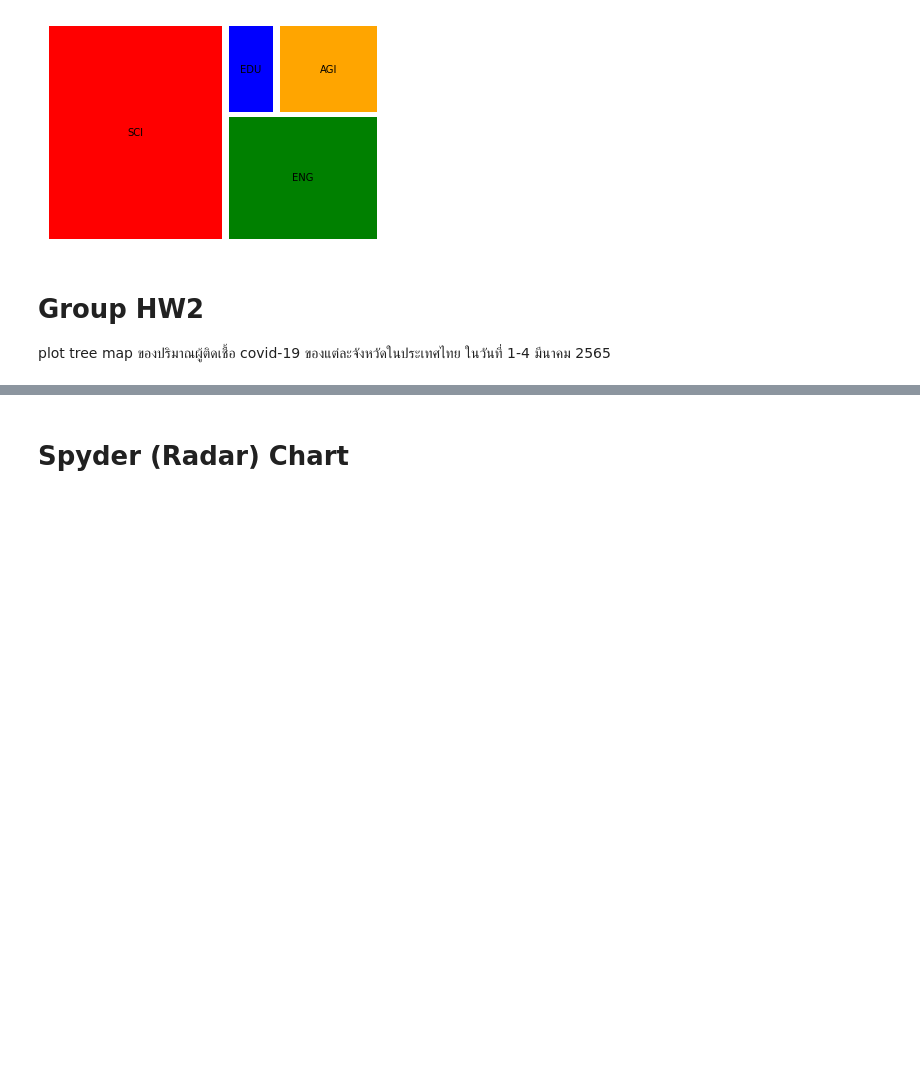
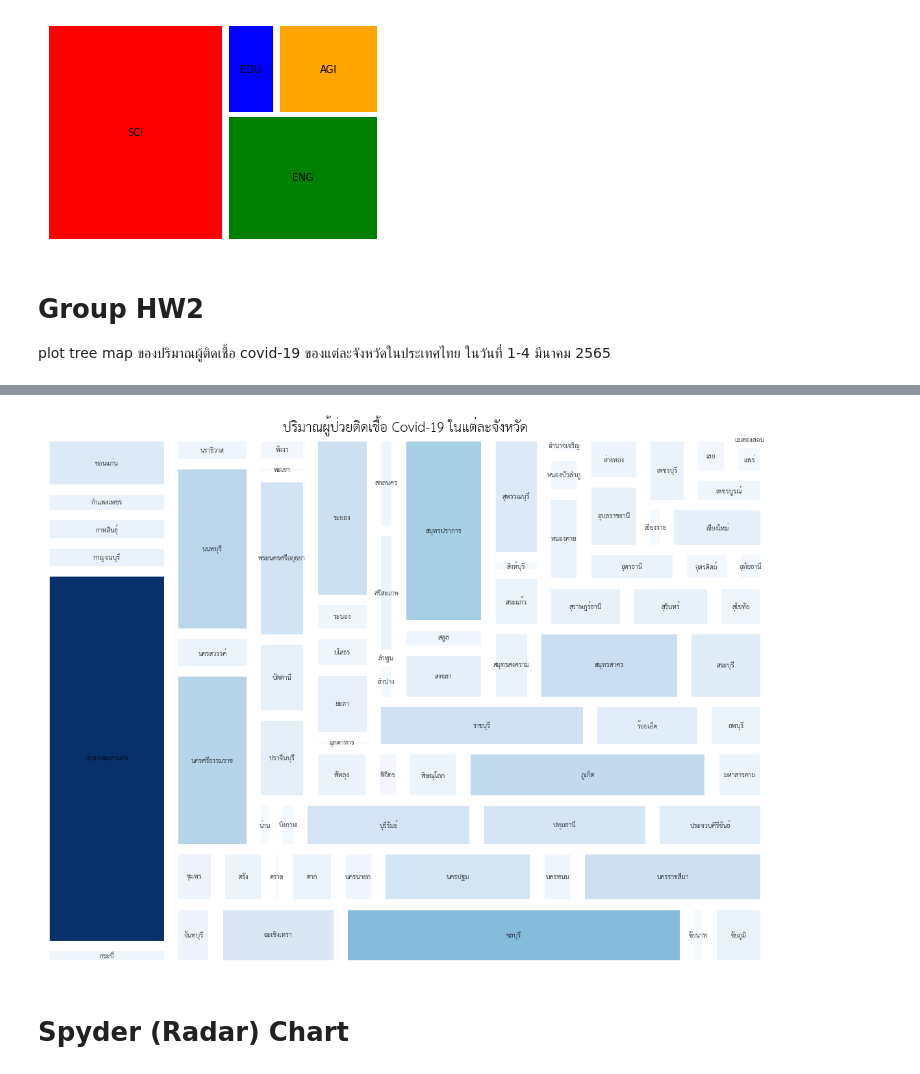
Before and after one commit to Wikanes-k/data_viz_2022, a Jupyter notebook: DataViz04_Data_Comparison.ipynb, the cells around one changed output, grey strips where cells are left out. Drawn from its saved outputs; the diff is of its cells as text; code cells hidden in the pictures; blank space fills up the shorter version.

Commit message:
Group HW2

```diff
--- a/DataViz04_Data_Comparison.ipynb
+++ b/DataViz04_Data_Comparison.ipynb
@@ -430,0 +448,3 @@ import pandas as pd
+# %%
+data_covid = pd.read_excel(data_file_path)  #กำหนดตัวแปร data_covid เป็นข้อมูลของผู้ป่วยโควิด
+data_covid  #เรียกดูตารางของผู้ป่วยโควิด
@@ -430,0 +465,3 @@ import pandas as pd
+# %%
+data_p = data_covid[(data_covid['announce_date']>='2022-03-01') & (data_covid['announce_date']<='2022-03-04')]  #เลือกข้อมูล announce_date วันที่ 1-4 มี.ค. 2565
+data_p ## แสดงข้อมูล
@@ -430,0 +482,3 @@ import pandas as pd
+# %%
+data_tree = data_p.groupby('province_of_isolation').size().reset_index(name='จำนวนผู้ติดเชื้อ')  #สร้างตารางรวมจำนวนผู้ป่วยในแต่ละจังหวัด
+data_tree
@@ -430,0 +504,4 @@ import pandas as pd
+# %%
+import matplotlib as mpl
+mpl.font_manager.fontManager.addfont('thsarabunnew-webfont.ttf')
+mpl.rc('font', family='TH Sarabun New')
@@ -431,3 +513,15 @@ import pandas as pd
+# %%
+norm = matplotlib.colors.Normalize(vmin=min(data_tree['จำนวนผู้ติดเชื้อ']), vmax=max(data_tree['จำนวนผู้ติดเชื้อ']))  #หาสีตามขนาดของข้อมูลมากสุดและน้อยสุด
+colors = [matplotlib.cm.Blues(norm(value)) for value in data_tree['จำนวนผู้ติดเชื้อ']]  #ใส่สี colormap โดยเรียงสีตามขนาดของข้อมูล
+
+fig = plt.gcf()
+fig.set_size_inches(20, 15) #กำหนดขนาดของกราฟ
+
+squarify.plot(data_tree['จำนวนผู้ติดเชื้อ'],label=data_tree['province_of_isolation'],color=colors,pad=True) #plot กราฟ
+plt.title('ปริมาณผู้ป่วยติดเชื้อ Covid-19 ในแต่ละจังหวัด',fontsize=20) #กำหนดชื่อกราฟและขนาดตัวหนังสือ
+plt.axis('off'); #ลบแกน x,y
+# %% [output]
+[figure, added]
 # %% [markdown]
 # Spyder (Radar) Chart
 # %%
```
Also changed, not shown: parts of 12 cells of this notebook.
